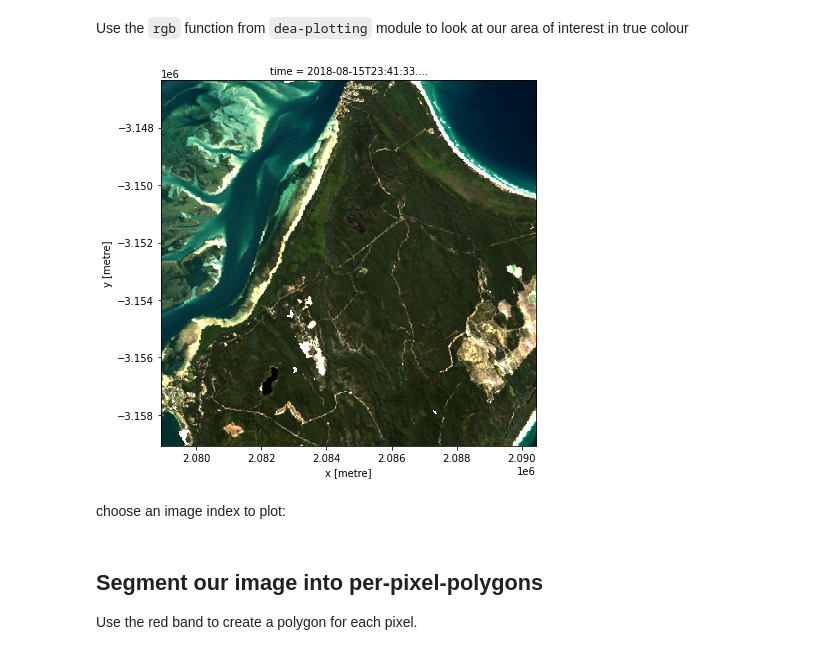
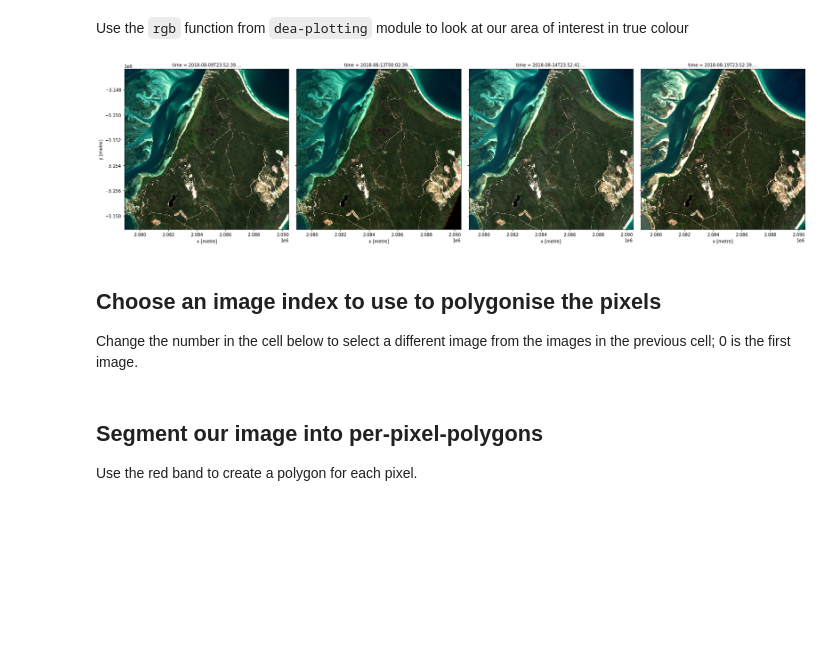
Before and after one commit to gorsol/dea-notebooks, a Jupyter notebook: 00_Development_Notebooks/Pixel_Edges/Polygonise_pixel_edges.ipynb, the cells around one changed output. Cells and saved outputs as stored; diff of their text form; code cells hidden in the pictures; blank space fills up the shorter version.

```diff
--- a/00_Development_Notebooks/Pixel_Edges/Polygonise_pixel_edges.ipynb
+++ b/00_Development_Notebooks/Pixel_Edges/Polygonise_pixel_edges.ipynb
@@ -121,13 +135,13 @@ align = (15, 15)
 # %%
-# Create a landsat query
-ls_query = {
+# Create a query object
+s2_query = {
     'x': (153.40, 153.50),
     'y': (-27.40, -27.50),
-    'time': ('2018-08-01', '2018-08-20'),
-    'measurements': ['nbart_green','nbart_red', 'nbart_blue'], #only get the bands we need for plotting and segmenting
-    'output_crs': output_crs,
-    'align': align,
-    'resolution': resolution,
-    'group_by': 'solar_day'
+    "time": ("2018-08-01", "2018-08-20"),
+    "products": ("s2a_ard_granule", "s2b_ard_granule"),
+    "measurements": ["nbart_red","nbart_green", "nbart_blue", "fmask"],
+    "output_crs": "EPSG:3577",
+    "resolution": (-10, 10),
+    "group_by": "solar_day",
 }
 # %% [markdown]
@@ -148,0 +149,6 @@ Loading 1 time steps
+# %%
+# Load sentinel2 data using load_ard. We're not using fmask to mask our pixel quality, as we're after the surrounds of the pixels not big white blobs.
+s2_ds = load_ard(dc=dc,
+              min_gooddata=0.95, #only take scenes with less than 5% fmask activations
+              mask_pixel_quality=False,
+              **s2_query)
@@ -151,11 +164,12 @@ Loading 1 time steps
 # %% [markdown]
 Use the `rgb` function from `dea-plotting` module to look at our area of interest in true colour
 # %%
-rgb(ds, bands = ['nbart_red','nbart_green','nbart_blue'], col='time')
+rgb(s2_ds, bands = ['nbart_red','nbart_green','nbart_blue'], col='time')
 # %% [output]
-[figure, old version]
+[figure, new version]
-# %% [markdown]
-choose an image index to plot:
+# %% [markdown]
+## Choose an image index to use to polygonise the pixels
+Change the number in the cell below to select a different image from the images in the previous cell; 0 is the first image.
 # %%
 image_index = 0
 # %% [markdown]
```
Also changed, not shown: parts of 43 cells of this notebook.
